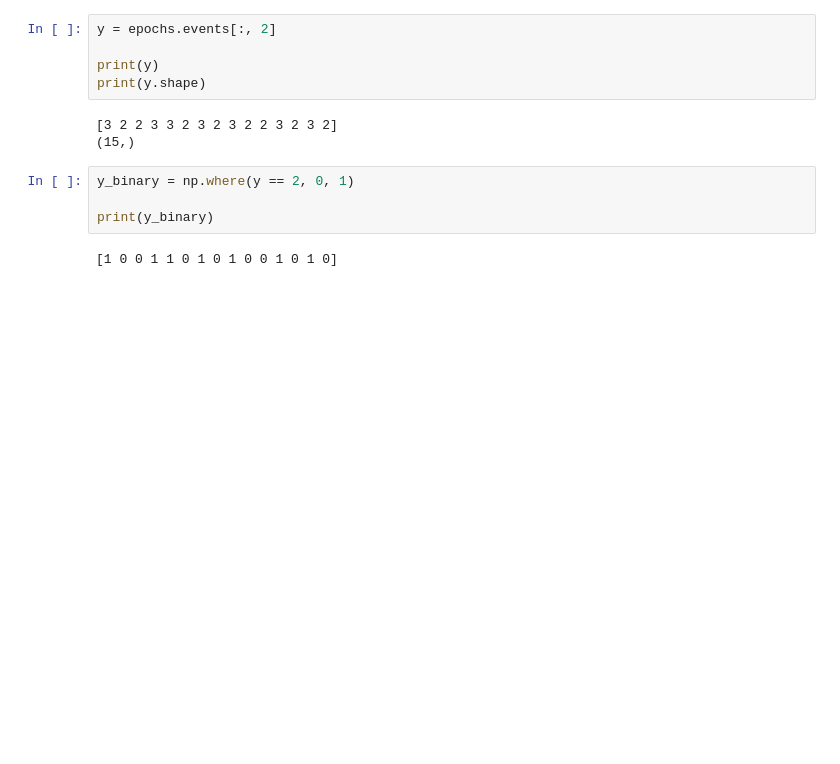
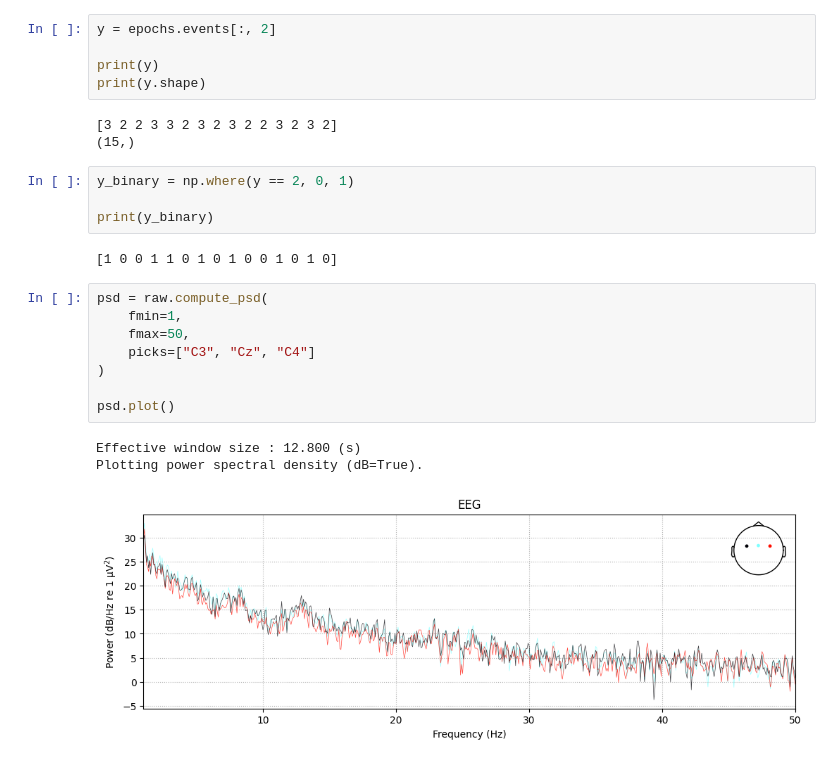
Before and after one commit to IsmaelDiop/eeg-motor-imagery, a Jupyter notebook: notebooks/01_explore_data.ipynb, the cells around one changed output. Drawn from its saved outputs; the diff is of its cells as text; blank space fills up the shorter version.

```diff
--- a/notebooks/01_explore_data.ipynb
+++ b/notebooks/01_explore_data.ipynb
@@ -181,3 +170,15 @@ y_binary = np.where(y == 2, 0, 1)
 print(y_binary)
 # %% [output]
 [1 0 0 1 1 0 1 0 1 0 0 1 0 1 0]
+# %%
+psd = raw.compute_psd(
+    fmin=1,
+    fmax=50,
+    picks=["C3", "Cz", "C4"]
+)
+
+psd.plot()
+# %% [output]
+Effective window size : 12.800 (s)
+Plotting power spectral density (dB=True).
+[figure, added]
```
Also changed, not shown: parts of 44 cells of this notebook, 2 other files.
